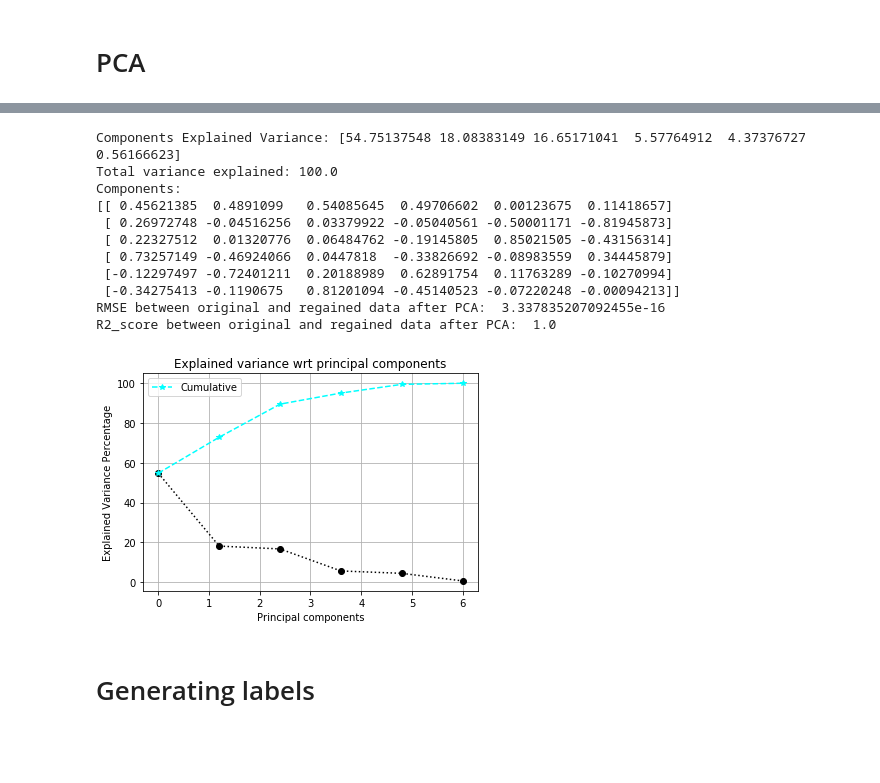
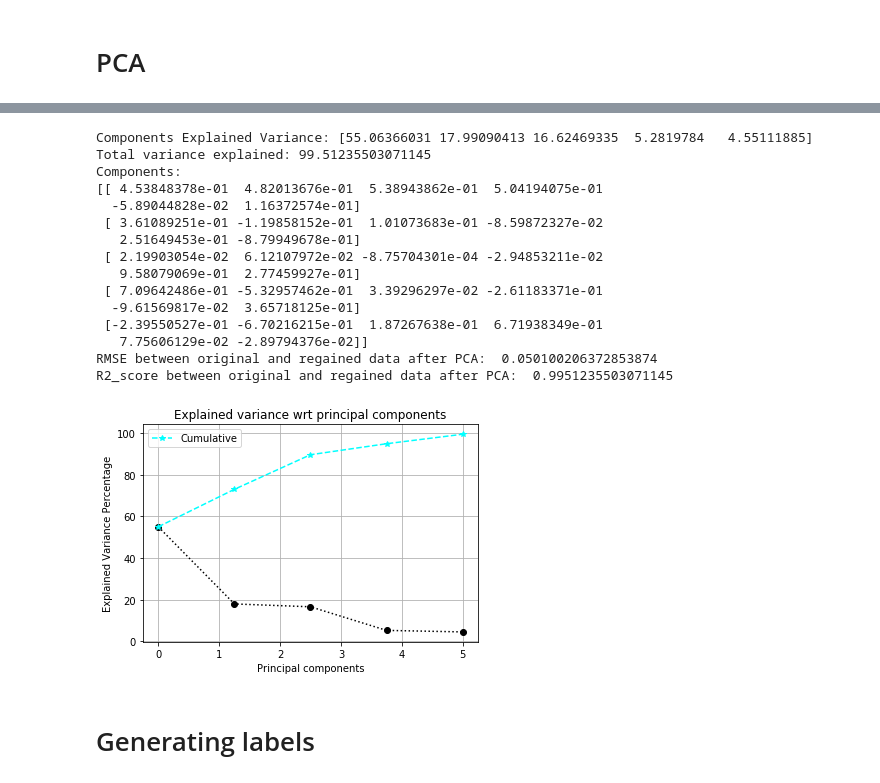
Before and after one commit to arkaprabha10/Cancer-PPIN-Analysis, a Jupyter notebook: Implementation/pca.ipynb, the cells around one changed output, grey strips where cells are left out. Drawn from its saved outputs; the diff is of its cells as text; code cells hidden in the pictures; blank space fills up the shorter version.

```diff
--- a/Implementation/pca.ipynb
+++ b/Implementation/pca.ipynb
@@ -101,18 +98,22 @@ df_temp = standardize(df_temp)
 # %%
-pca_func(df_temp, 6)
+pca_func(df_temp, 5)
 # %% [output]
-Components Explained Variance: [54.75137548 18.08383149 16.65171041  5.57764912  4.37376727  0.56166623]
-Total variance explained: 100.0
+Components Explained Variance: [55.06366031 17.99090413 16.62469335  5.2819784   4.55111885]
+Total variance explained: 99.51235503071145
 Components:
-[[ 0.45621385  0.4891099   0.54085645  0.49706602  0.00123675  0.11418657]
- [ 0.26972748 -0.04516256  0.03379922 -0.05040561 -0.50001171 -0.81945873]
- [ 0.22327512  0.01320776  0.06484762 -0.19145805  0.85021505 -0.43156314]
- [ 0.73257149 -0.46924066  0.0447818  -0.33826692 -0.08983559  0.34445879]
- [-0.12297497 -0.72401211  0.20188989  0.62891754  0.11763289 -0.10270994]
- [-0.34275413 -0.1190675   0.81201094 -0.45140523 -0.07220248 -0.00094213]]
-RMSE between original and regained data after PCA:  3.337835207092455e-16
-R2_score between original and regained data after PCA:  1.0
+[[ 4.53848378e-01  4.82013676e-01  5.38943862e-01  5.04194075e-01
+  -5.89044828e-02  1.16372574e-01]
+ [ 3.61089251e-01 -1.19858152e-01  1.01073683e-01 -8.59872327e-02
+   2.51649453e-01 -8.79949678e-01]
+ [ 2.19903054e-02  6.12107972e-02 -8.75704301e-04 -2.94853211e-02
+   9.58079069e-01  2.77459927e-01]
+ [ 7.09642486e-01 -5.32957462e-01  3.39296297e-02 -2.61183371e-01
+  -9.61569817e-02  3.65718125e-01]
+ [-2.39550527e-01 -6.70216215e-01  1.87267638e-01  6.71938349e-01
+   7.75606129e-02 -2.89794376e-02]]
+RMSE between original and regained data after PCA:  0.050100206372853874
+R2_score between original and regained data after PCA:  0.9951235503071145
-[figure, old version]
+[figure, new version]
 # %% [markdown]
 # Generating labels
 # %%
```
Also changed, not shown: parts of 54 cells of this notebook.
